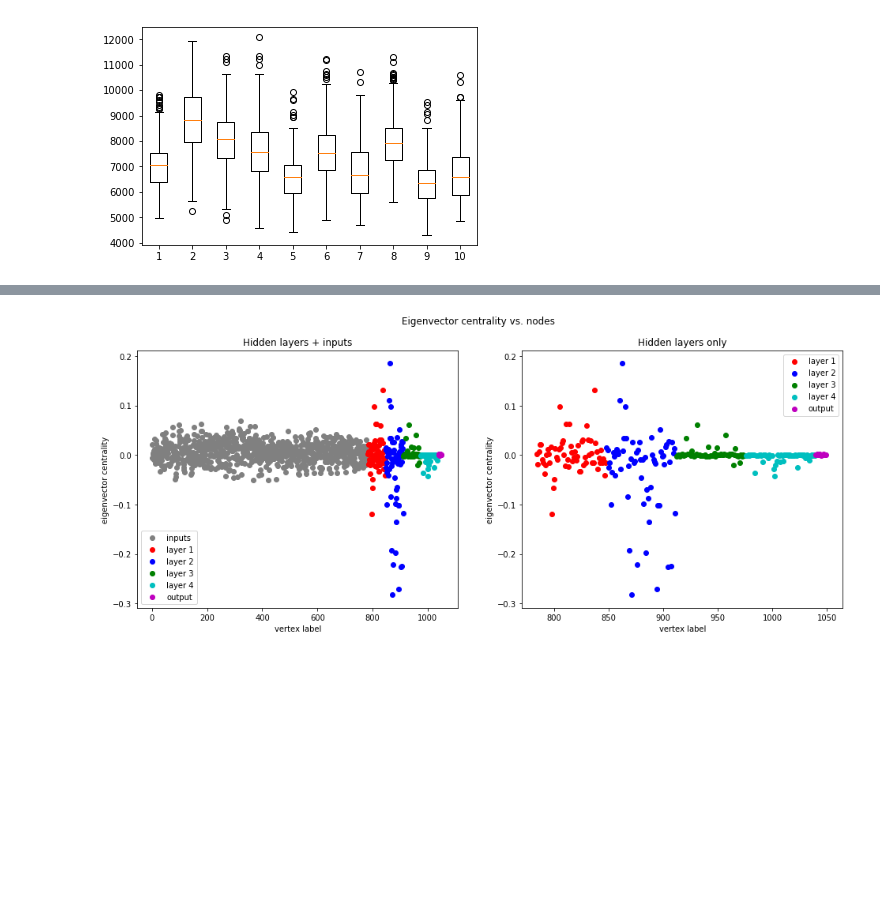
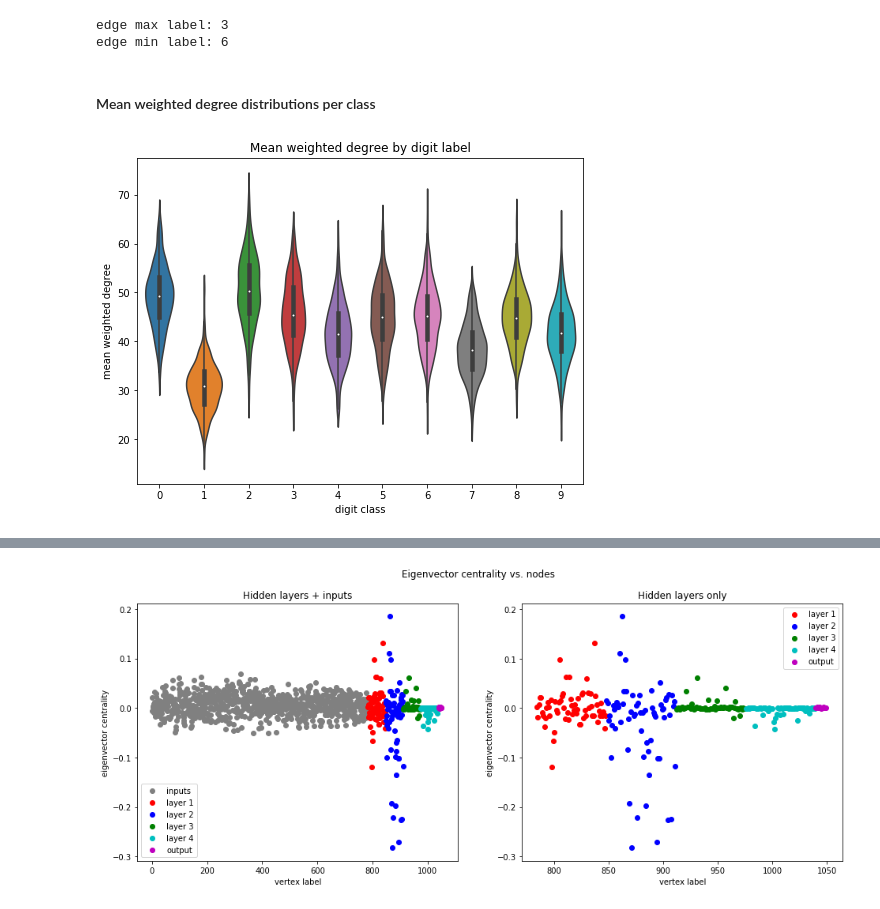
Before and after one commit to bgroenks96/dnn-community-detection, a Jupyter notebook: nn-to-graph-scratch.ipynb, the cells around one changed output, grey strips where cells are left out. Saved outputs shown, nothing was run; the diff lists cells and outputs as text; code cells hidden in the pictures; blank space fills up the shorter version.

```diff
--- a/nn-to-graph-scratch.ipynb
+++ b/nn-to-graph-scratch.ipynb
@@ -43,16 +71,23 @@ g_full, g_xs = nn2graph.dense_activations_to_graph(model, X_test[:5000])
 # %%
+layer_sizes = [X_test.shape[-1]] + [layer.units for layer in model.layers if isinstance(layer, Dense)]
 i_max = np.argmax([g.num_edges() for g in g_xs])
 i_min = np.argmin([g.num_edges() for g in g_xs])
 g_max = g_xs[i_max]
 g_min = g_xs[i_min]
 g_by_class = [[g for j, g in enumerate(g_xs) if y_test_orig[j] == i] for i in range(10)]
+print('edge max label: {}'.format(y_test_orig[i_max]))
+print('edge min label: {}'.format(y_test_orig[i_min]))
+# %% [output]
+edge max label: 3
+edge min label: 6
-# %%
-g_xs_edge_counts_by_class = [[g.num_edges() for g in gs] for gs in g_by_class]
-plt.boxplot(g_xs_edge_counts_by_class)
-plt.show()
-# %% [output]
-[figure, removed]
-# %%
-for gs in g_by_class:
-    for g in gs:
-        g.vp['degree'] = g.degree_property_map('total', weight=g.vp['weight'])
+# %% [markdown]
+#### Mean weighted degree distributions per class
+# %%
+g_xs_mean_degree_by_class = pd.DataFrame({'digit class': y_test_orig[rand_inds],
+                                          'mean weighted degree': [float(g.vp['degree'].a.mean()) for g in g_xs]})
+plt.figure(figsize=(8,6))
+sns.violinplot(x='digit class', y='mean weighted degree', data=g_xs_mean_degree_by_class)
+plt.title('Mean weighted degree by digit label')
+plt.show()
+# %% [output]
+[figure, added]
```
Also changed, not shown: parts of 23 cells of this notebook.
